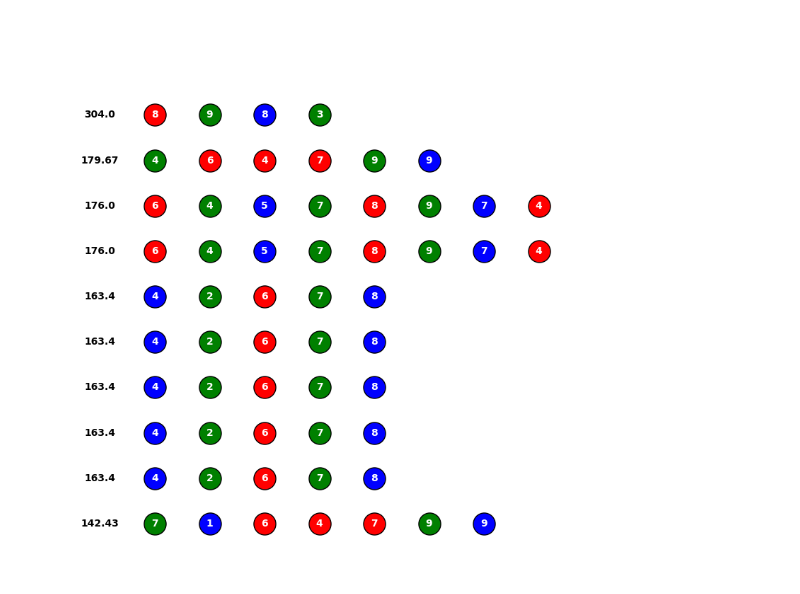
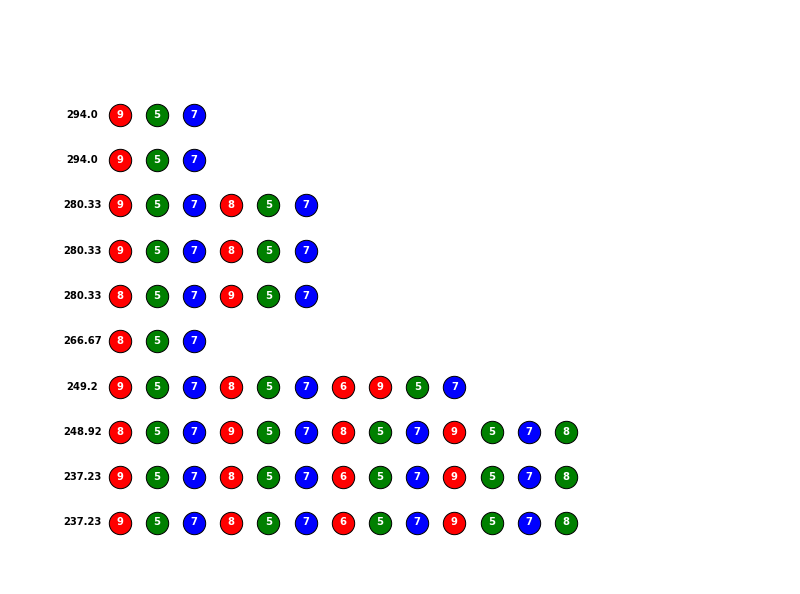
Before and after one commit to zuevmaxim/TM, a Jupyter notebook: graph_ga.ipynb, the cells around one changed output. Cells and saved outputs as stored; diff of their text form; code cells hidden in the pictures.

```diff
--- a/graph_ga.ipynb
+++ b/graph_ga.ipynb
@@ -229,7 +229,7 @@ def evaluate(pipeline: Pipeline) -> float:
         else:
             res -= sum(pipeline.stages[i].values) ** 2
             i += 1
-    return res / len(pipeline.stages) * 2 - len(pipeline.stages)
+    return res / len(pipeline.stages) * 2
 
 
 def visualize(pipelines: List[Pipeline], fitness_values: List[float]):
@@ -255,4 +255,5 @@ def visualize(pipelines: List[Pipeline], fitness_values: List[float]):
 
     plt.show()
 # %%
-population = create_initial_population(stage_types, 100, lambda: np.random.randint(1, 10))
+population = create_initial_population(stage_types, 20, lambda: np.random.randint(1, 10))
+visualize(population, sort(population, evaluate))
@@ -259,15 +262,15 @@ population = create_initial_population(stage_types, 100, lambda: np.random.randi
 # %%
-# visualize(population, sort(population, evaluate))
+
 best_population, best_fitness_values = genetic_algorithm(population,
-                                                         generations=100,
+                                                         generations=10,
                                                          stage_types=stage_types,
                                                          fitness=evaluate,
                                                          crossover_probability=0.4,
                                                          mutation_probability=0.3,
                                                          stage_mutation_probability=0.2,
                                                          # generation_callback=visualize
                                                          )
 
-visualize(population, sort(population, evaluate))
+visualize(best_population, best_fitness_values)
 # %% [output]
-[figure, old version]
+[figure, new version]
```
Also changed, not shown: parts of 1 cell of this notebook.
